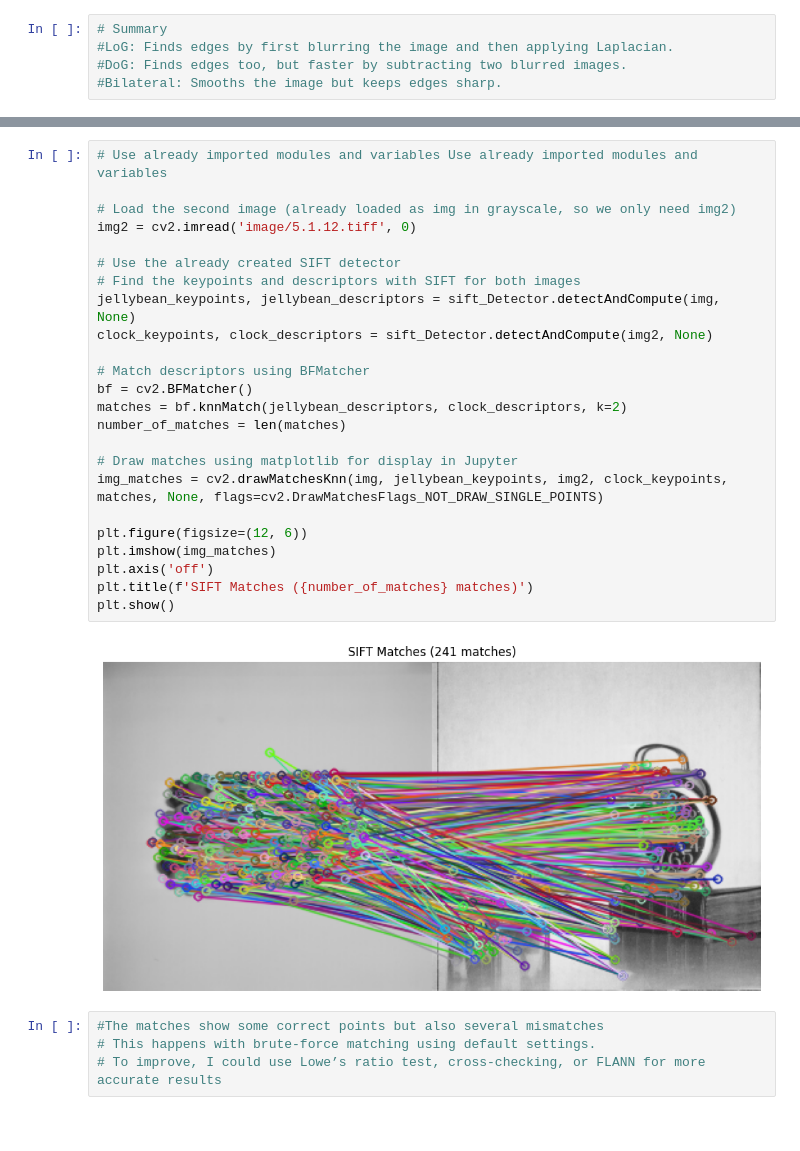
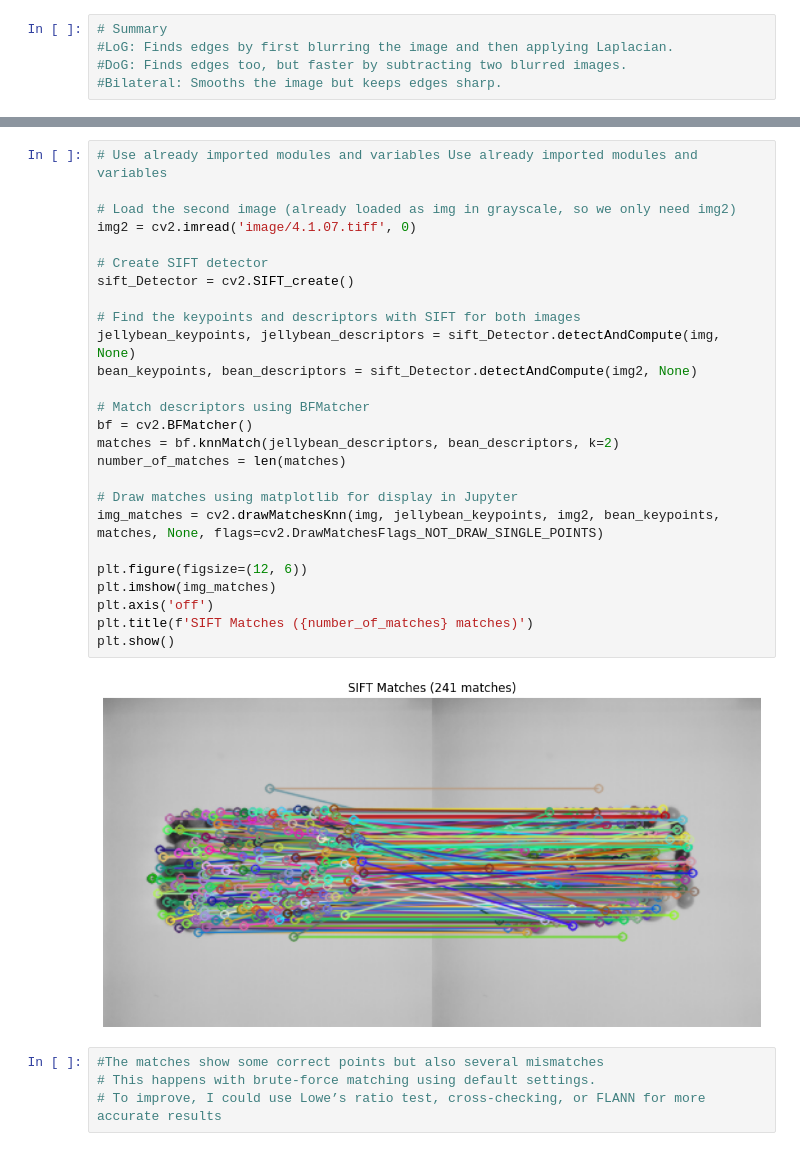
Before and after one commit to rowan519/SkyXperts-Vision-Course, a Jupyter notebook: tasks/rowan rashwan task 2/Task2.ipynb, the cells around one changed output, grey strips where cells are left out. Drawn from its saved outputs; the diff is of its cells as text.

```diff
--- a/tasks/rowan rashwan task 2/Task2.ipynb
+++ b/tasks/rowan rashwan task 2/Task2.ipynb
@@ -59,29 +64,31 @@ Number of ORB keypoints: 460
 # %%
 # Use already imported modules and variables Use already imported modules and variables
 
 # Load the second image (already loaded as img in grayscale, so we only need img2)
-img2 = cv2.imread('image/5.1.12.tiff', 0)
+img2 = cv2.imread('image/4.1.07.tiff', 0)
 
-# Use the already created SIFT detector
+# Create SIFT detector
+sift_Detector = cv2.SIFT_create()
+
 # Find the keypoints and descriptors with SIFT for both images
 jellybean_keypoints, jellybean_descriptors = sift_Detector.detectAndCompute(img, None)
-clock_keypoints, clock_descriptors = sift_Detector.detectAndCompute(img2, None)
+bean_keypoints, bean_descriptors = sift_Detector.detectAndCompute(img2, None)
 
 # Match descriptors using BFMatcher
 bf = cv2.BFMatcher()
-matches = bf.knnMatch(jellybean_descriptors, clock_descriptors, k=2)
+matches = bf.knnMatch(jellybean_descriptors, bean_descriptors, k=2)
 number_of_matches = len(matches)
 
 # Draw matches using matplotlib for display in Jupyter
-img_matches = cv2.drawMatchesKnn(img, jellybean_keypoints, img2, clock_keypoints, matches, None, flags=cv2.DrawMatchesFlags_NOT_DRAW_SINGLE_POINTS)
+img_matches = cv2.drawMatchesKnn(img, jellybean_keypoints, img2, bean_keypoints, matches, None, flags=cv2.DrawMatchesFlags_NOT_DRAW_SINGLE_POINTS)
 
 plt.figure(figsize=(12, 6))
 plt.imshow(img_matches)
 plt.axis('off')
 plt.title(f'SIFT Matches ({number_of_matches} matches)')
 plt.show()
 # %% [output]
-[figure, old version]
+[figure, new version]
 # %%
 #The matches show some correct points but also several mismatches
 # This happens with brute-force matching using default settings.
```
Also changed, not shown: parts of 2 cells of this notebook.
